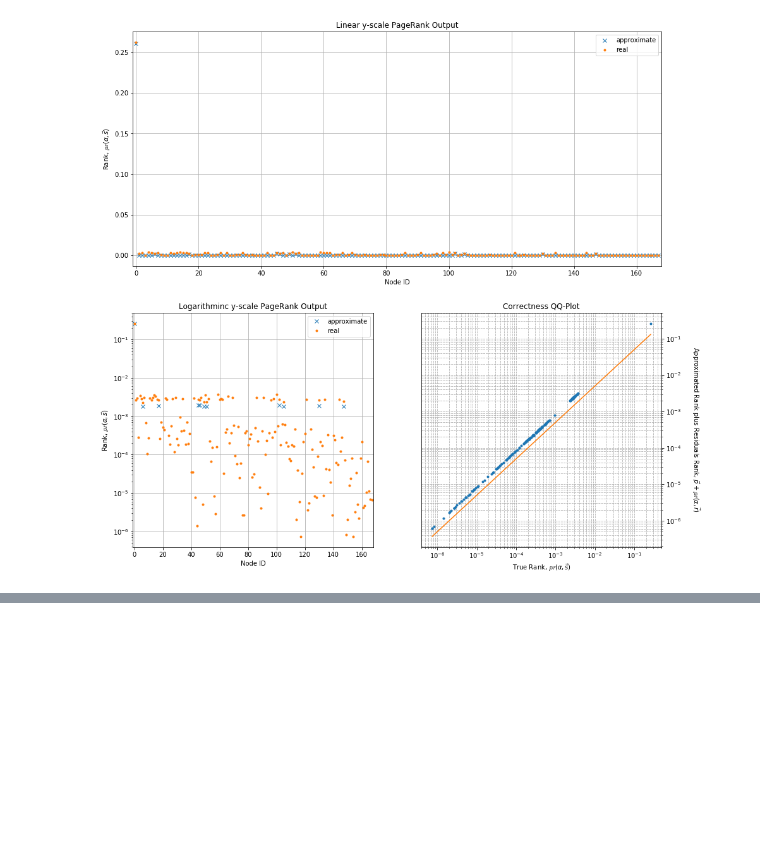
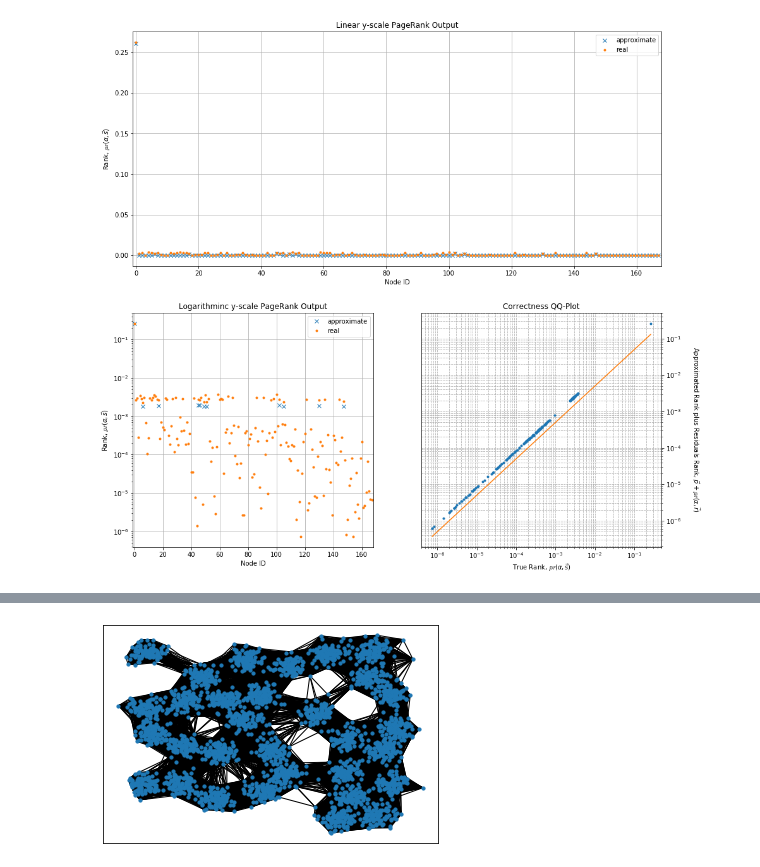
Before and after one commit to barbafrank/LCP_projects_Y2, a Jupyter notebook: HLP_Project/Project.ipynb, the cells around one changed output, grey strips where cells are left out. Saved outputs shown, nothing was run; the diff lists cells and outputs as text; code cells hidden in the pictures; blank space fills up the shorter version.

```diff
--- a/HLP_Project/Project.ipynb
+++ b/HLP_Project/Project.ipynb
@@ -200,0 +273,7 @@ ax3.grid(True, which="both", ls="--")
+# %%
+g = nx.Graph(A_mat)
+plt.figure()
+nx.draw_networkx(g, pos=positions, node_size=10, with_labels=False)
+plt.show()
+# %% [output]
+[figure, added]
```
Also changed, not shown: parts of 9 cells of this notebook, 4 other files.
